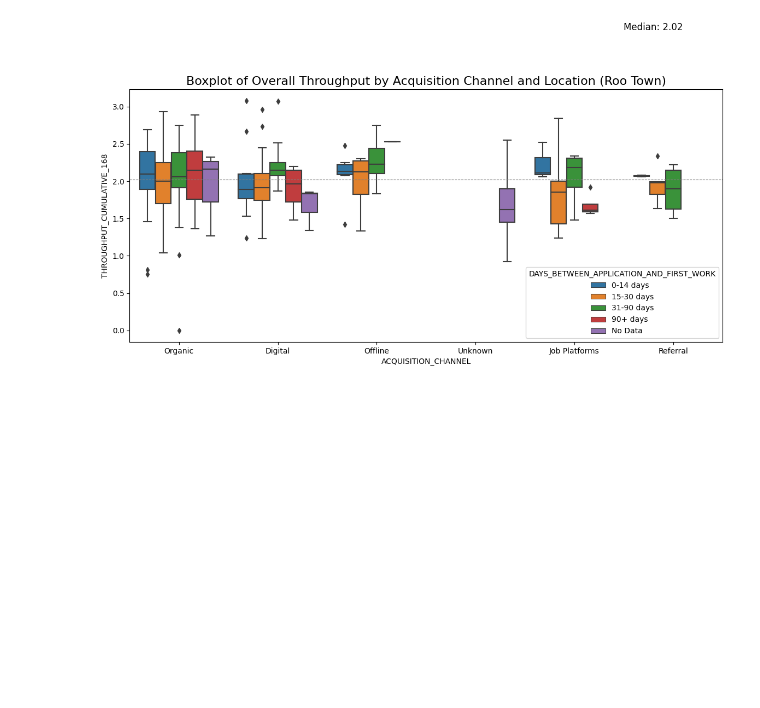
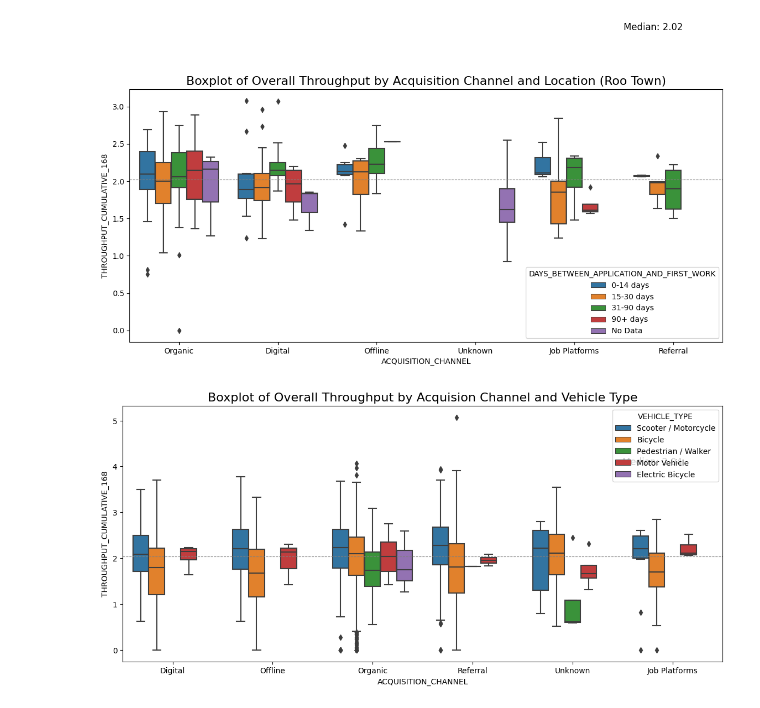
Before and after one commit to pradeepvaranasi/RiderGetRider_CaseStudy, a Jupyter notebook: Food_Delivery_App_RGR.ipynb, the cells around one changed output. Cells and saved outputs as stored; diff of their text form; code cells hidden in the pictures; blank space fills up the shorter version.

```diff
--- a/Food_Delivery_App_RGR.ipynb
+++ b/Food_Delivery_App_RGR.ipynb
@@ -621,3 +716,23 @@ plt.title('Boxplot of Overall Throughput by Acquisition Channel and Location (Ro
 plt.show()
 # %% [output]
 [figure]
+# %%
+import matplotlib.pyplot as plt
+import seaborn as sns
+
+plt.figure(figsize=(14, 6))
+sns.boxplot(x=pivot_df['ACQUISITION_CHANNEL'], y=abs(pivot_df['THROUGHPUT_CUMULATIVE_168']), hue=pivot_df['VEHICLE_TYPE'])
+
+# Calculate the mean and display it as a label
+median_value = abs(pivot_df['THROUGHPUT_CUMULATIVE_168']).median()
+plt.text(x=len(pivot_df['ACQUISITION_CHANNEL'].unique()) - 1.5, y=median_value + 2, s=f'Median: {median_value:.2f}', fontsize=12)
+
+# Add a horizontal dotted line at the median value
+plt.gca().axhline(median_value, color='gray', linestyle='--', linewidth=0.8)
+
+# Add a title
+plt.title('Boxplot of Overall Throughput by Acquision Channel and Vehicle Type', fontsize=16)
+
+plt.show()
+# %% [output]
+[figure, added]
```
Also changed, not shown: parts of 25 cells of this notebook.
